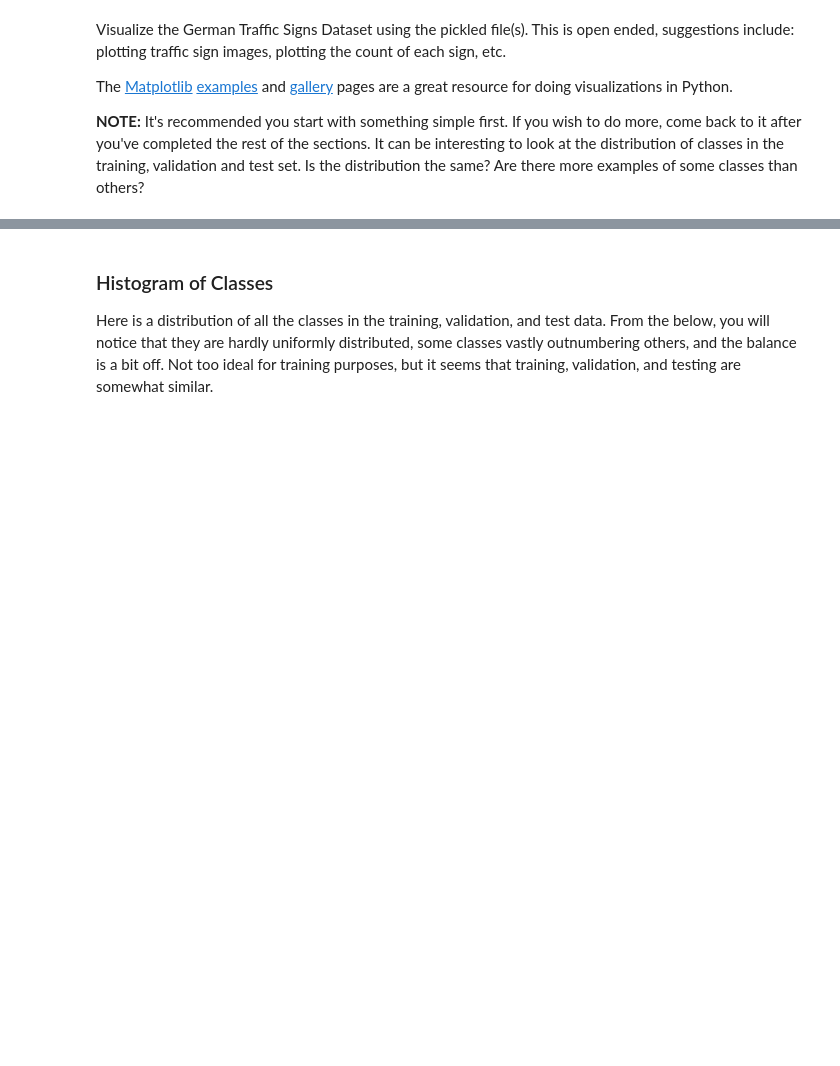
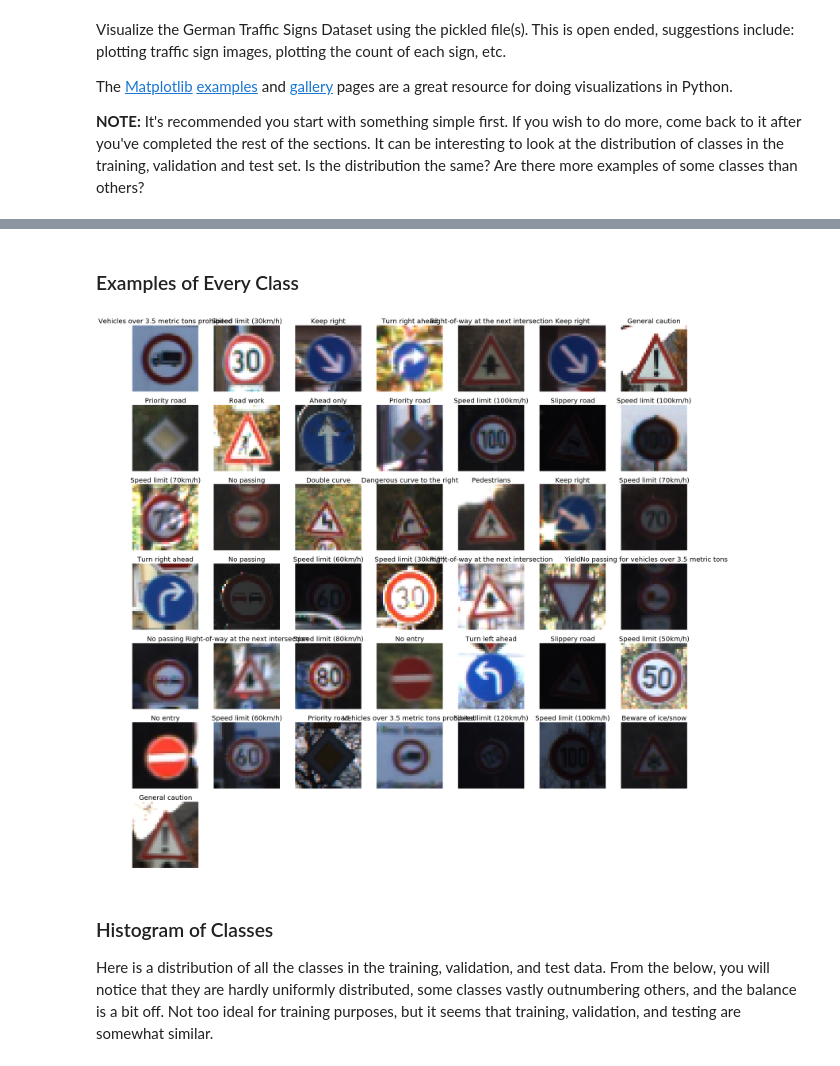
Before and after one commit to amanda-ni/CarND-Traffic-Sign-Classifier-P2, a Jupyter notebook: Traffic_Sign_Classifier.ipynb, the cells around one changed output, grey strips where cells are left out. Drawn from its saved outputs; the diff is of its cells as text; code cells hidden in the pictures; blank space fills up the shorter version.

```diff
--- a/Traffic_Sign_Classifier.ipynb
+++ b/Traffic_Sign_Classifier.ipynb
@@ -136,3 +136,18 @@ show_images(imnums, rows=4)
+# %% [markdown]
+### Examples of Every Class
+# %%
+exemplars = []
+for i in range(n_classes):
+    for j in range(n_test):
+        if y_test[j]==i:
+            exemplars += [i]
+            break
+        else:
+            continue
+exemplars = np.array(exemplars)
+show_images(exemplars,rows=7,dataset=(X_test, y_test))
+# %% [output]
+[figure, added]
 # %% [markdown]
 ### Histogram of Classes
 
```
Also changed, not shown: parts of 13 cells of this notebook, 19 other files.
